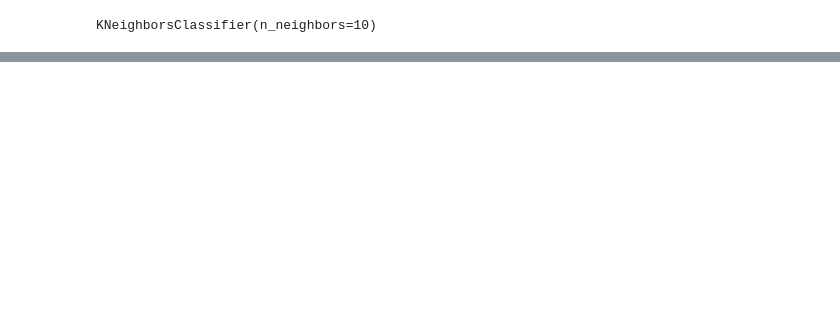
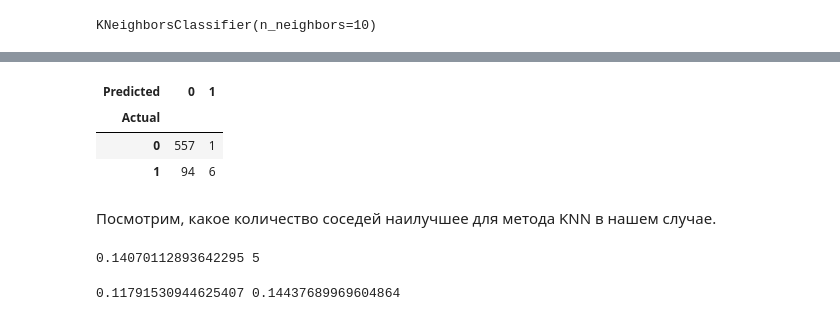
Before and after one commit to alcatkuchera/Marketing_Campaign, a Jupyter notebook: Marketing_campaign.ipynb, the cells around one changed output, grey strips where cells are left out. Cells and saved outputs as stored; diff of their text form; code cells hidden in the pictures; blank space fills up the shorter version.

```diff
--- a/Marketing_campaign.ipynb
+++ b/Marketing_campaign.ipynb
@@ -618,6 +673,7 @@ numpy.ndarray
 # %%
 from sklearn.model_selection import train_test_split
-X_train, X_test, y_train, y_test = train_test_split(X, y, test_size = 0.3, random_state = 42)
+X_train, X_test, y_train, y_test = train_test_split(X, y, test_size = 0.3,
+                                                    random_state = 42)
 
 N_train, _ = X_train.shape
 N_test,  _ = X_test.shape
@@ -659,0 +715,38 @@ weighted avg       0.87      0.87      0.84       658
+# %%
+y_actu = pd.Series(y_test, name='Actual')
+y_pred = pd.Series(y_test_predict, name='Predicted')
+df_confusion = pd.crosstab(y_actu, y_pred)
+# %%
+df_confusion
+# %% [output]
+| Predicted | 0 | 1 |
+| Actual |  |  |
+| 0 | 557 | 1 |
+| 1 | 94 | 6 |
+# %% [markdown]
+Посмотрим, какое количество соседей наилучшее для метода KNN в нашем случае.
+# %%
+from sklearn.model_selection import GridSearchCV
+nnb = [1, 3, 5, 10, 15, 20, 25, 35, 45, 55]
+knn = KNeighborsClassifier()
+grid = GridSearchCV(knn, param_grid = {'n_neighbors': nnb}, cv=10)
+grid.fit(X_train, y_train)
+
+best_cv_err = 1 - grid.best_score_
+best_n_neighbors = grid.best_estimator_.n_neighbors
+print(best_cv_err, best_n_neighbors)
+# %% [output]
+0.14070112893642295 5
+# %%
+knn1 = KNeighborsClassifier(n_neighbors = 5)
+knn1.fit(X_train, y_train)
+
+y_test_predict_1 = knn1.predict(X_test)
+y_train_predict_1 = knn1.predict(X_train)
+
+err_train_1 = np.mean(y_train != knn1.predict(X_train))
+err_test_1  = np.mean(y_test  != knn1.predict(X_test))
+
+print(err_train_1, err_test_1)
+# %% [output]
+0.11791530944625407 0.14437689969604864
```
Also changed, not shown: parts of 46 cells of this notebook.
